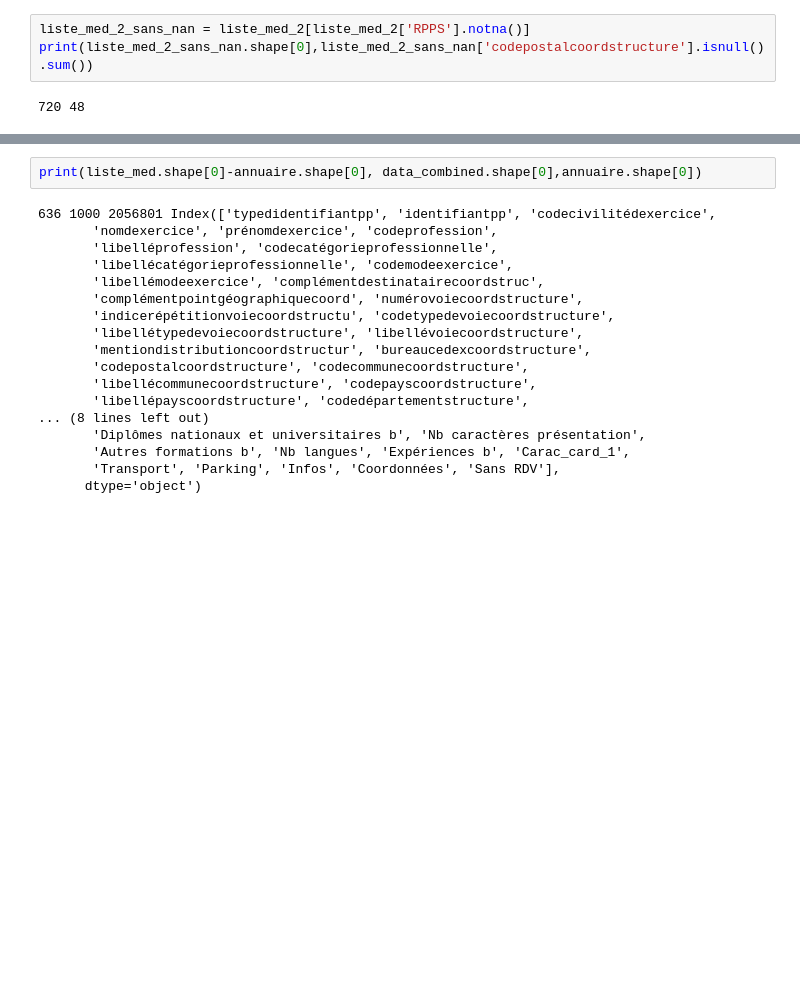
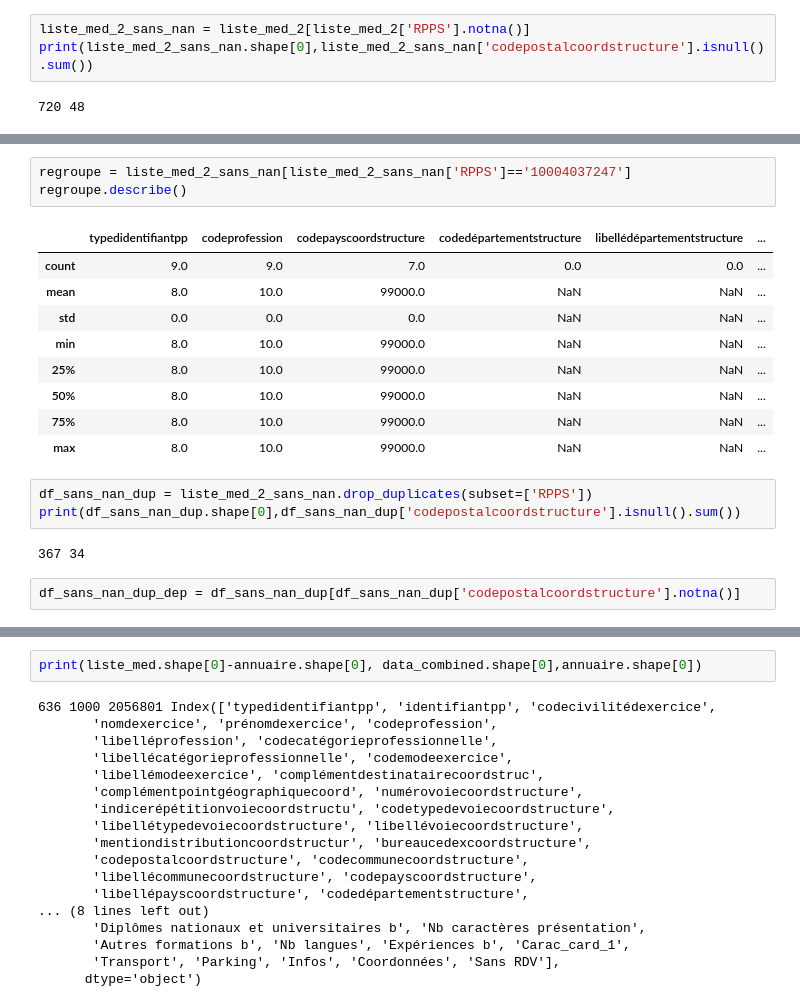
Before and after one commit to JulieBoyer/Econometrics, a Jupyter notebook: traitement_donnees.ipynb, the cells around one changed output, grey strips where cells are left out. Drawn from its saved outputs; the diff is of its cells as text; blank space fills up the shorter version.

Commit message:
duplicate removed

```diff
--- a/traitement_donnees.ipynb
+++ b/traitement_donnees.ipynb
@@ -344,0 +365,20 @@ print(liste_med_2_sans_nan.shape[0],liste_med_2_sans_nan['codepostalcoordstructu
+# %%
+regroupe = liste_med_2_sans_nan[liste_med_2_sans_nan['RPPS']=='10004037247']
+regroupe.describe()
+# %% [output]
+|  | typedidentifiantpp | codeprofession | codepayscoordstructure | codedépartementstructure | libellédépartementstructure | ... |
+| count | 9.0 | 9.0 | 7.0 | 0.0 | 0.0 | ... |
+| mean | 8.0 | 10.0 | 99000.0 | NaN | NaN | ... |
+| std | 0.0 | 0.0 | 0.0 | NaN | NaN | ... |
+| min | 8.0 | 10.0 | 99000.0 | NaN | NaN | ... |
+| 25% | 8.0 | 10.0 | 99000.0 | NaN | NaN | ... |
+| 50% | 8.0 | 10.0 | 99000.0 | NaN | NaN | ... |
+| 75% | 8.0 | 10.0 | 99000.0 | NaN | NaN | ... |
+| max | 8.0 | 10.0 | 99000.0 | NaN | NaN | ... |
+# %%
+df_sans_nan_dup = liste_med_2_sans_nan.drop_duplicates(subset=['RPPS'])
+print(df_sans_nan_dup.shape[0],df_sans_nan_dup['codepostalcoordstructure'].isnull().sum())
+# %% [output]
+367 34
+# %%
+df_sans_nan_dup_dep = df_sans_nan_dup[df_sans_nan_dup['codepostalcoordstructure'].notna()]
```
Also changed, not shown: parts of 5 cells of this notebook.
